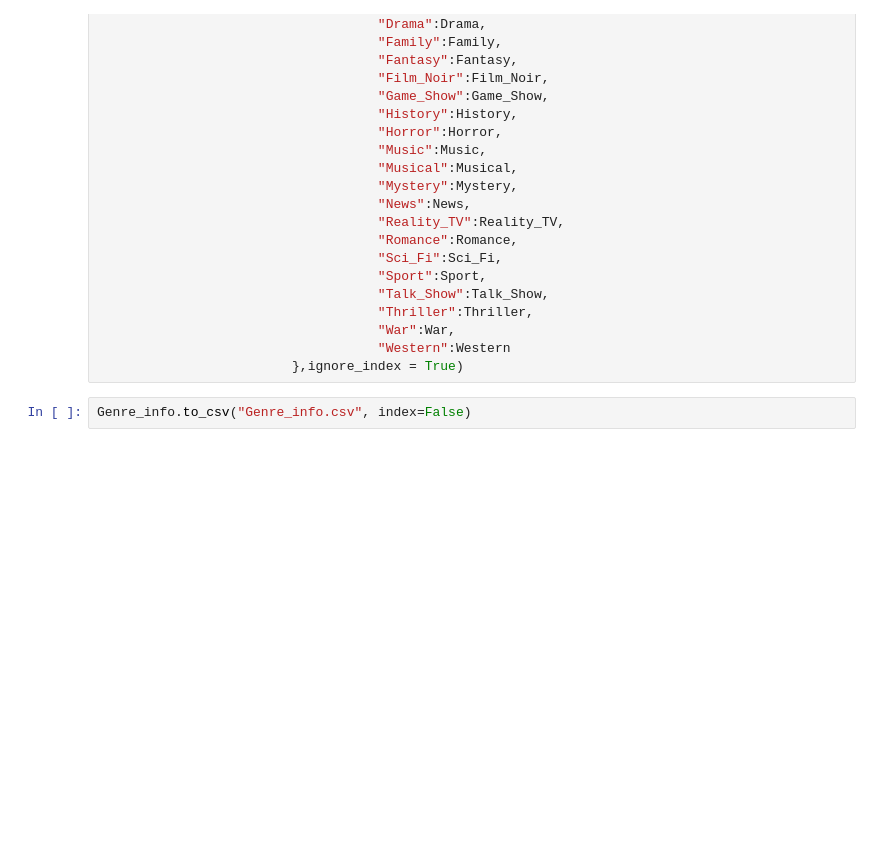
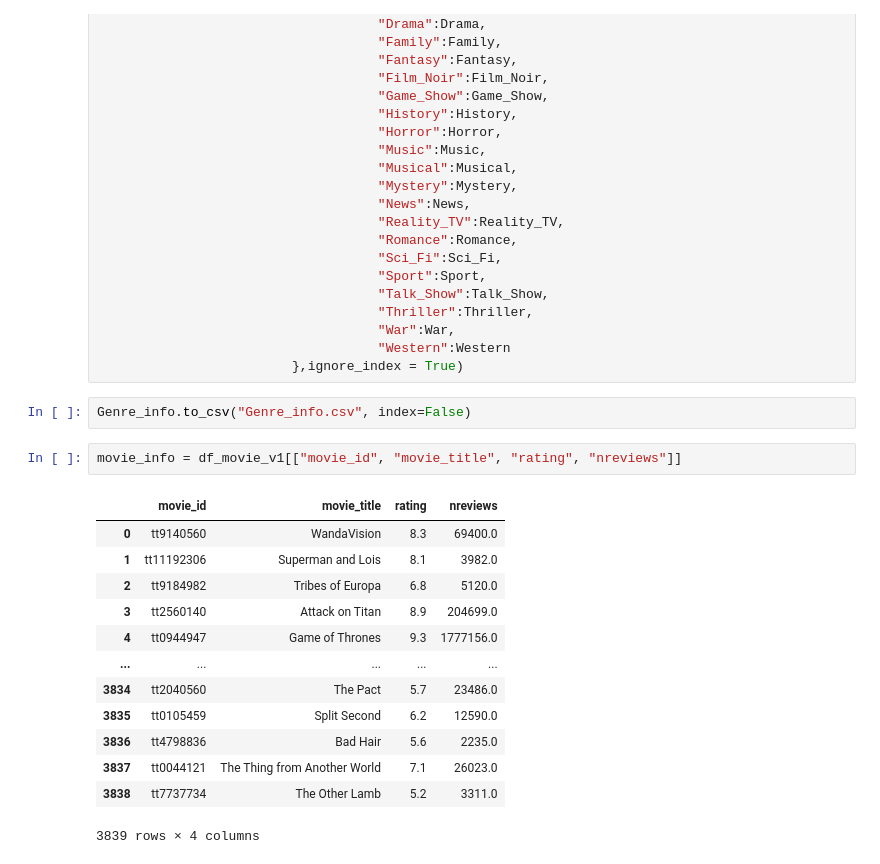
Before and after one commit to williampryor/IMDB_Machine_Learning_Sentiment_Analysis, a Jupyter notebook: movie-scraper_v1.ipynb, the cells around one changed output. Saved outputs shown, nothing was run; the diff lists cells and outputs as text; blank space fills up the shorter version.

Commit message:
upload all dataframes we need

```diff
--- a/movie-scraper_v1.ipynb
+++ b/movie-scraper_v1.ipynb
@@ -610,3 +610,19 @@ for indx in df_movie_v1.index:
                          },ignore_index = True)
 # %%
 Genre_info.to_csv("Genre_info.csv", index=False)
+# %%
+movie_info = df_movie_v1[["movie_id", "movie_title", "rating", "nreviews"]]
+# %% [output]
+|  | movie_id | movie_title | rating | nreviews |
+| 0 | tt9140560 | WandaVision | 8.3 | 69400.0 |
+| 1 | tt11192306 | Superman and Lois | 8.1 | 3982.0 |
+| 2 | tt9184982 | Tribes of Europa | 6.8 | 5120.0 |
+| 3 | tt2560140 | Attack on Titan | 8.9 | 204699.0 |
+| 4 | tt0944947 | Game of Thrones | 9.3 | 1777156.0 |
+| ... | ... | ... | ... | ... |
+| 3834 | tt2040560 | The Pact | 5.7 | 23486.0 |
+| 3835 | tt0105459 | Split Second | 6.2 | 12590.0 |
+| 3836 | tt4798836 | Bad Hair | 5.6 | 2235.0 |
+| 3837 | tt0044121 | The Thing from Another World | 7.1 | 26023.0 |
+| 3838 | tt7737734 | The Other Lamb | 5.2 | 3311.0 |
+3839 rows × 4 columns
```
Also changed, not shown: parts of 5 cells of this notebook, 10 other files.
